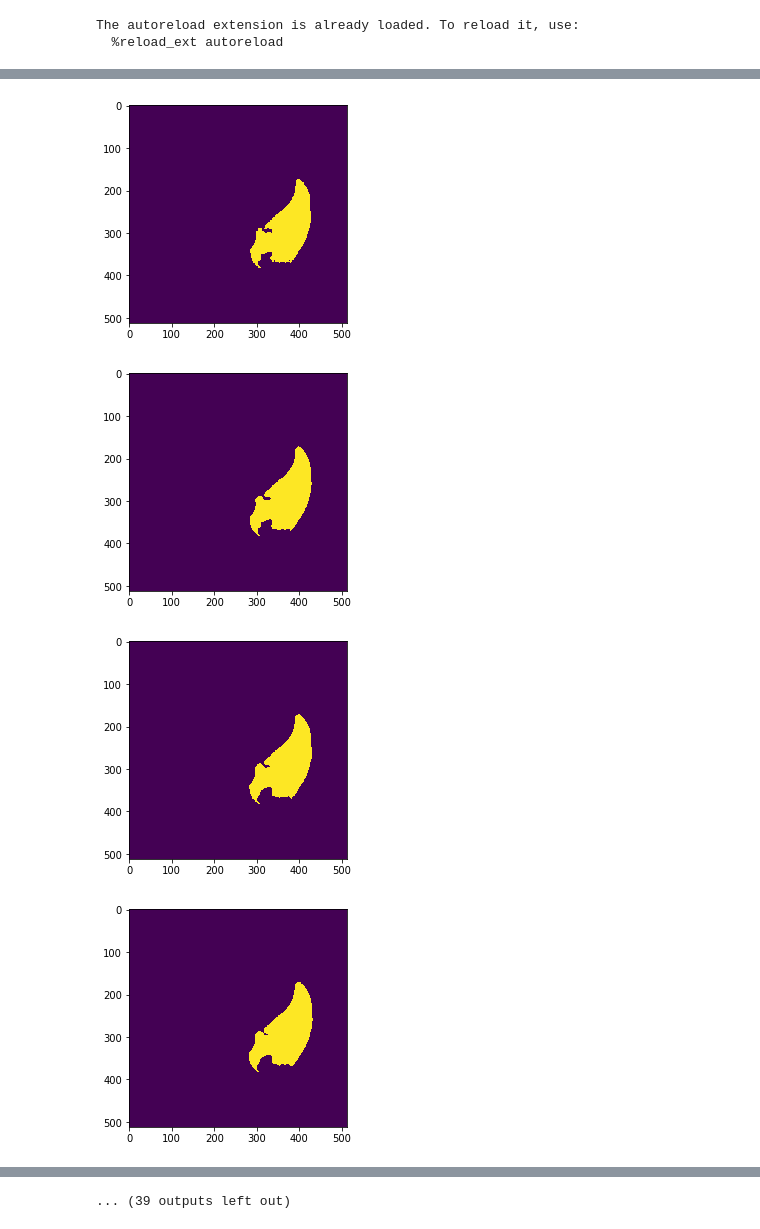
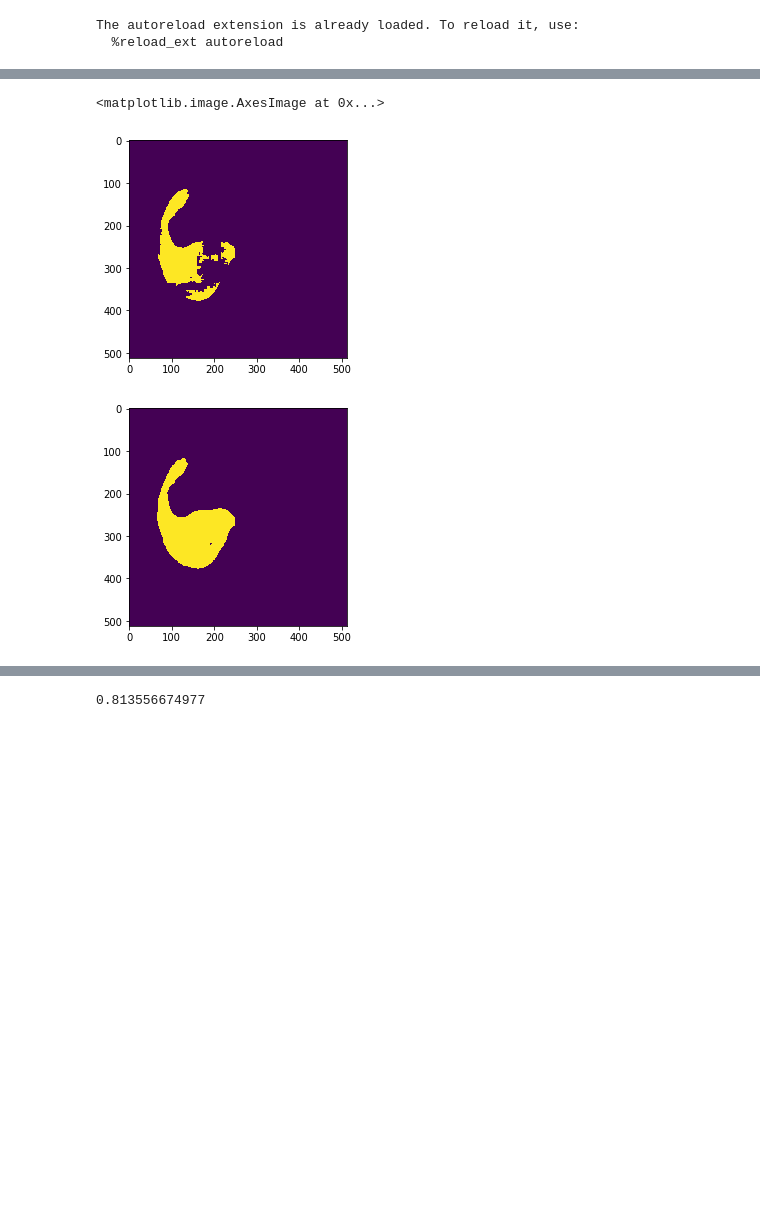
Before and after one commit to plantver/269_deeplevelset, a Jupyter notebook: notebook/3_26_test_msnake.ipynb, the cells around one changed output, grey strips where cells are left out. Saved outputs shown, nothing was run; the diff lists cells and outputs as text; code cells hidden in the pictures; blank space fills up the shorter version.

```diff
--- a/notebook/3_26_test_msnake.ipynb
+++ b/notebook/3_26_test_msnake.ipynb
@@ -29,10 +31,10 @@ input_h5 = h5py.File(PATH_INPUT_H5, "r")
 
 ex_mask, ex_img, ex_nn_mask = None, None, None
 
-for k, g in list(msk_h5.items())[300:]:
-    ex_nn_mask = g["binary_mask"][0,:,:,0]
+for k, g in list(msk_h5.items())[33:]:
+    ex_nn_mask = g["binary_mask"][0,:,:,1]
     ex_img = input_h5[k]["ct_slice"][:,:]
-
+    ex_mask = input_h5[k]["mask"][:,:,1]
     break
 # %%
 plt.figure()
@@ -46,15 +48,17 @@ plt.imshow(ex_img)
 # %%
 msnake = MSnake(ex_nn_mask, ex_img, iterations=50)
 plt.figure()
 plt.imshow(msnake.init_mask)
 
 l_debug = msnake.evolve()
 
-for i in l_debug:
-    plt.figure()
-    plt.imshow(i)
+# for i in l_debug:
+#     plt.figure()
+#     plt.imshow(i)
+
+plt.figure()
+plt.imshow(msnake.mask)
 # %% [output]
+<matplotlib.image.AxesImage at 0x...>
-[figure, old version]
+[figure, new version]
-[figure, old version]
+[figure, new version]
-[figure, removed]
-[figure, removed]
@@ -69 +65,20 @@ for i in l_debug:
-... (39 outputs left out)
+# %%
+# dice
+
+PATH_MASK_H5 ="/mnt/dfs/xjyan/269-deeplevelset-segmentation/experiments/269_unet2/test/unet2_3_11_predictions.h5"
+PATH_INPUT_H5 = "/mnt/dfs/xjyan/patches/269_test_patch_2class.h5"
+
+msk_h5 = h5py.File(PATH_MASK_H5, "r")
+input_h5 = h5py.File(PATH_INPUT_H5, "r")
+
+l_dice = list()
+
+for k, g in list(msk_h5.items()):
+    nn_mask = g["binary_mask"][0,:,:,:]
+    mask = input_h5[k]["mask"][()]
+
+    l_dice.append(np.sum(nn_mask * mask) * 2/(np.sum(nn_mask) + np.sum(mask)))
+
+print(np.average(l_dice))
+# %% [output]
+0.813556674977
```
Also changed, not shown: parts of 6 cells of this notebook, 2 other files.
